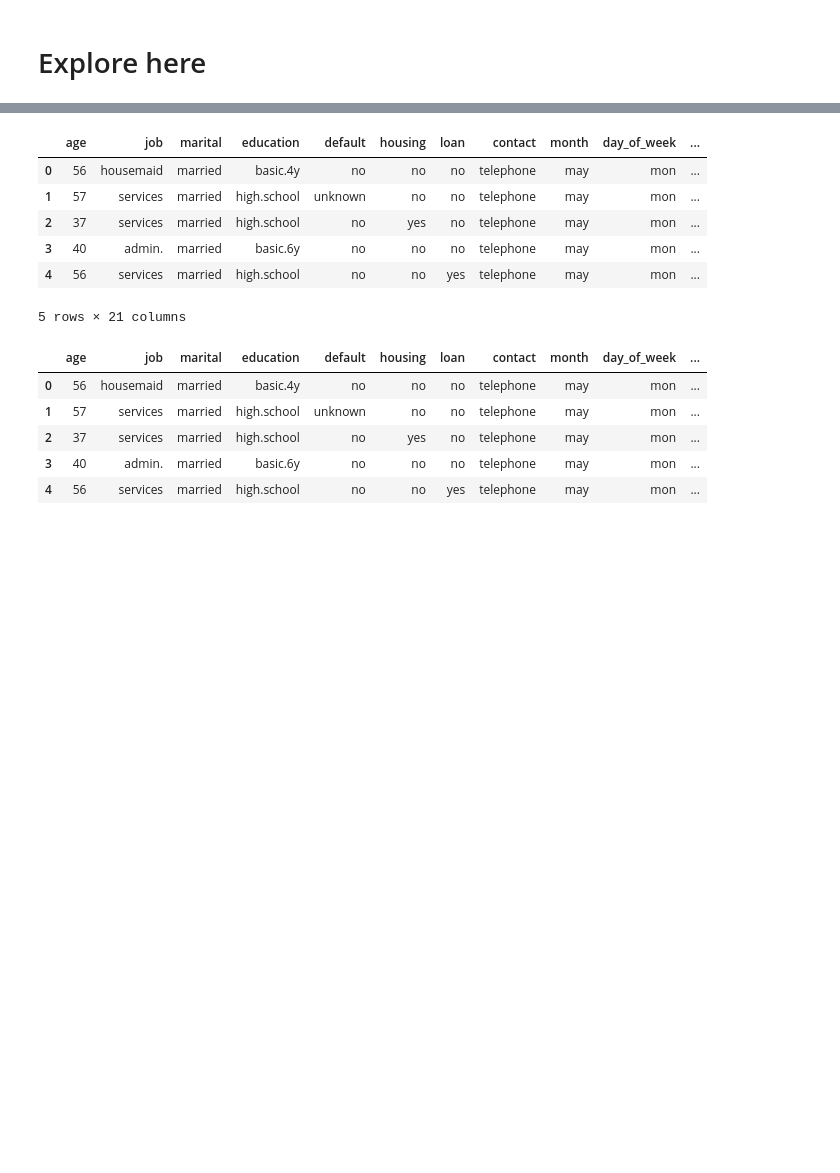
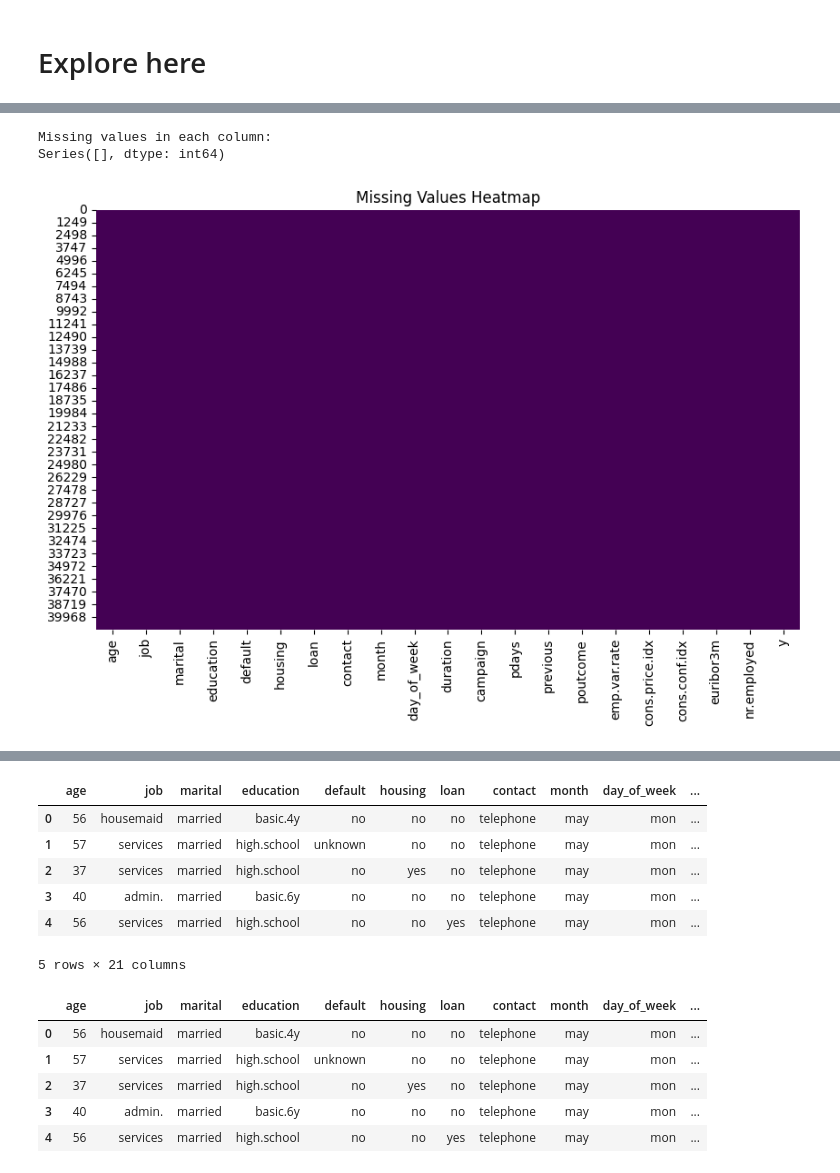
Before and after one commit to Mariarodrigues27/Logistic-Regression-Project-Tutorial, a Jupyter notebook: src/explore.ipynb, the cells around one changed output, grey strips where cells are left out. Drawn from its saved outputs; the diff is of its cells as text; code cells hidden in the pictures; blank space fills up the shorter version.

```diff
--- a/src/explore.ipynb
+++ b/src/explore.ipynb
@@ -1,2 +1,16 @@
 # %% [markdown]
 # Explore here
+# %%
+import pandas as pd
+import numpy as np
+
+# Load the dataset
+url = "https://raw.githubusercontent.com/4GeeksAcademy/logistic-regression-project-tutorial/main/bank-marketing-campaign-data.csv"
+data = pd.read_csv(url, sep=";")
+
+# Display the first few rows
+print(data.head())
+print("\nDataset information:")
+print(data.info())
+print("\nSummary statistics:")
+print(data.describe(include='all'))
@@ -2,0 +35,18 @@
+# %%
+# Check for missing values
+missing_values = data.isnull().sum()
+print("\nMissing values in each column:")
+print(missing_values[missing_values > 0])
+
+# Visualize missing values
+import seaborn as sns
+import matplotlib.pyplot as plt
+
+plt.figure(figsize=(10, 6))
+sns.heatmap(data.isnull(), cbar=False, cmap='viridis')
+plt.title('Missing Values Heatmap')
+plt.show()
+# %% [output]
+Missing values in each column:
+Series([], dtype: int64)
+[figure, added]
```
Also changed, not shown: parts of 10 cells of this notebook.
